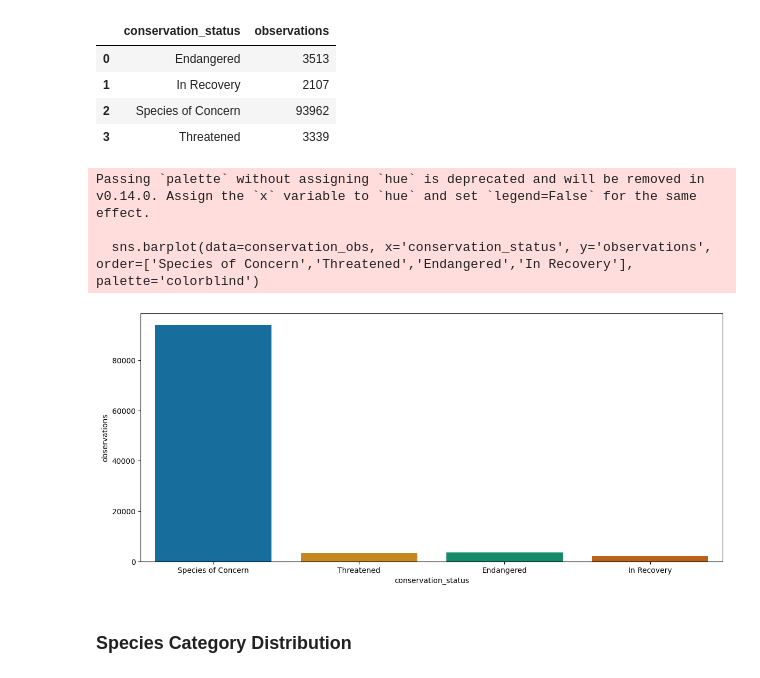
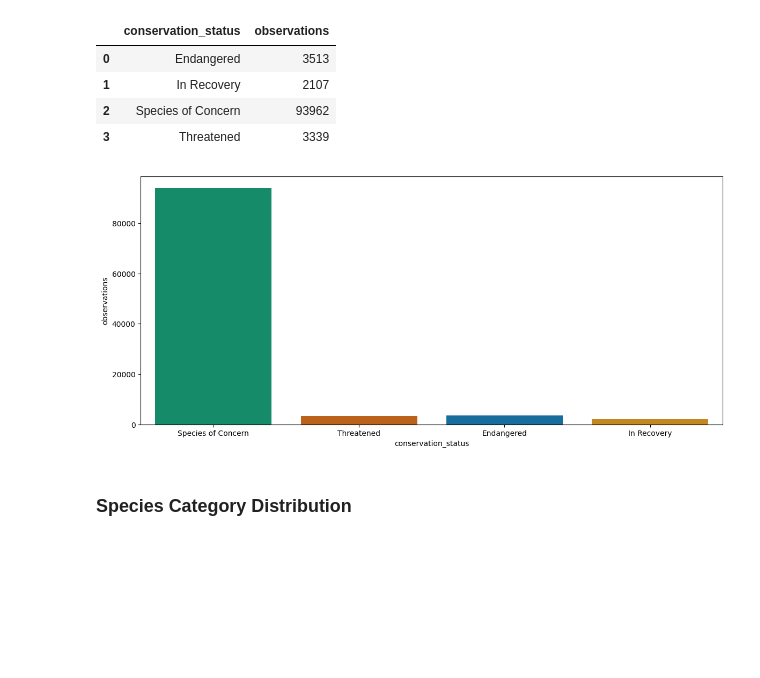
Before and after one commit to raserr11/Biodiversity-Course-Project, a Jupyter notebook: biodiversity.ipynb, the cells around one changed output. Cells and saved outputs as stored; diff of their text form; code cells hidden in the pictures; blank space fills up the shorter version.

Commit message:
Error fix (sns.barplot())

```diff
--- a/biodiversity.ipynb
+++ b/biodiversity.ipynb
@@ -169,13 +169,10 @@ conservation_obs
 | 3 | Threatened | 3339 |
 # %%
 plt.figure(figsize=(14,6))
-sns.barplot(data=conservation_obs, x='conservation_status', y='observations', order=['Species of Concern','Threatened','Endangered','In Recovery'], palette='colorblind')
+sns.barplot(data=conservation_obs, x='conservation_status', y='observations', order=['Species of Concern','Threatened','Endangered','In Recovery'], hue='conservation_status', legend=False, palette='colorblind')
 plt.show()
 # %% [output]
-Passing `palette` without assigning `hue` is deprecated and will be removed in v0.14.0. Assign the `x` variable to `hue` and set `legend=False` for the same effect.
-
-  sns.barplot(data=conservation_obs, x='conservation_status', y='observations', order=['Species of Concern','Threatened','Endangered','In Recovery'], palette='colorblind')
-[figure, old version]
+[figure, new version]
 # %% [markdown]
 ### Species Category Distribution
 # %%
```
